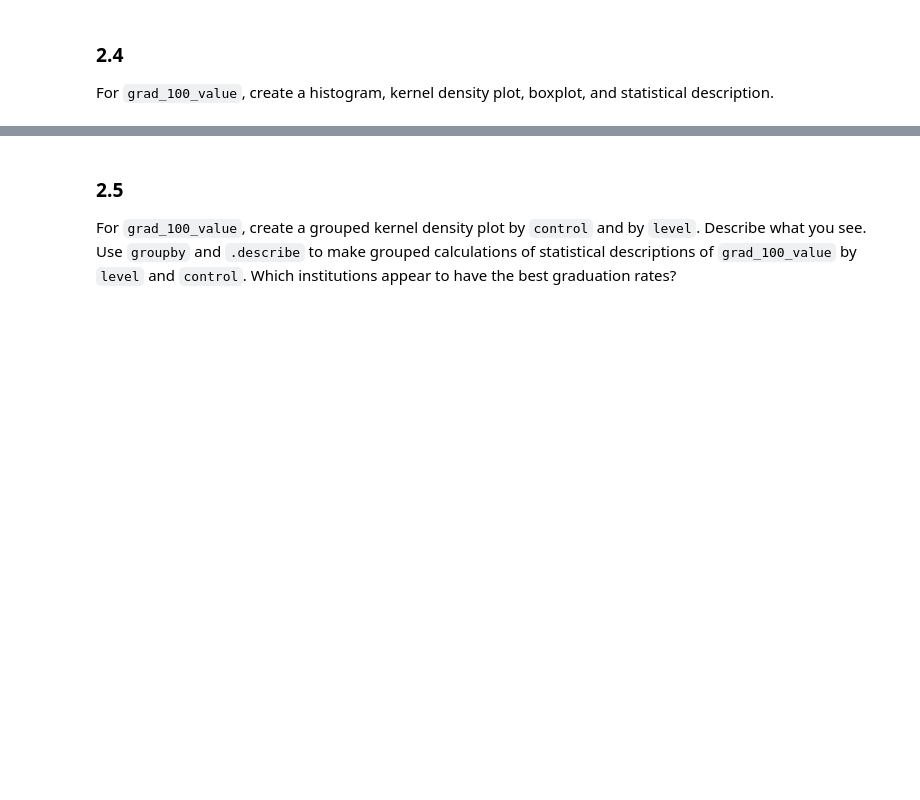
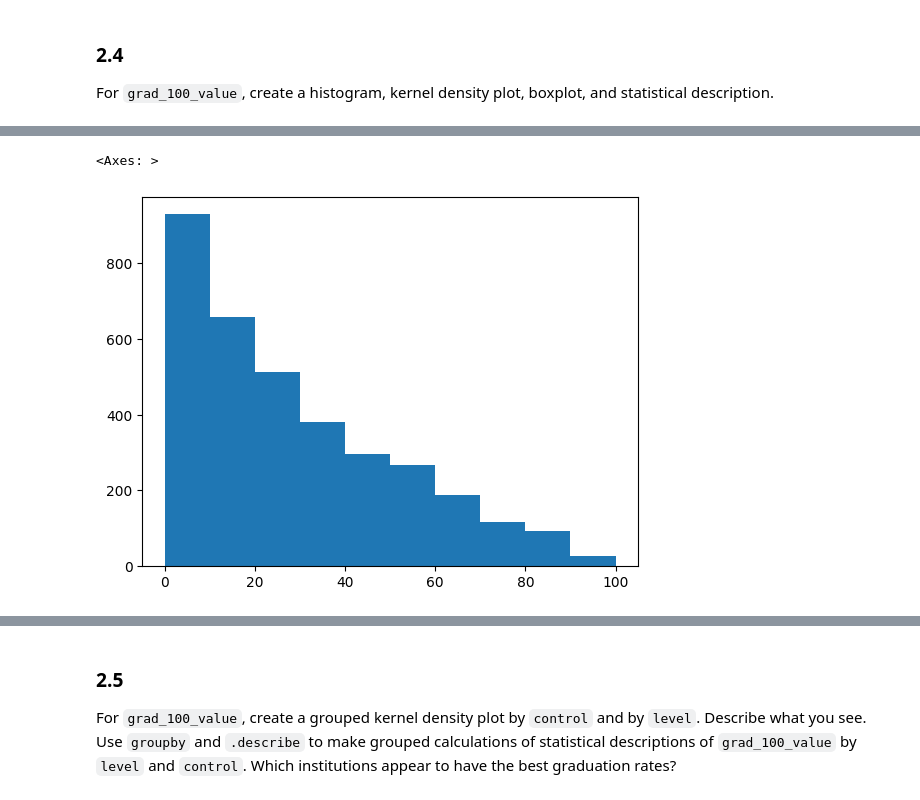
Before and after one commit to emilyzyzhou/visualization_assignment, a Jupyter notebook: assignment.ipynb, the cells around one changed output, grey strips where cells are left out. Cells and saved outputs as stored; diff of their text form; code cells hidden in the pictures; blank space fills up the shorter version.

```diff
--- a/assignment.ipynb
+++ b/assignment.ipynb
@@ -245,0 +258,5 @@ It seems like it's relatively even between the 2 year and 4 year levels for the
+# %%
+college_df["grad_100_value"].hist(grid=False)
+# %% [output]
+<Axes: >
+[figure, added]
```
Also changed, not shown: parts of 3 cells of this notebook.
